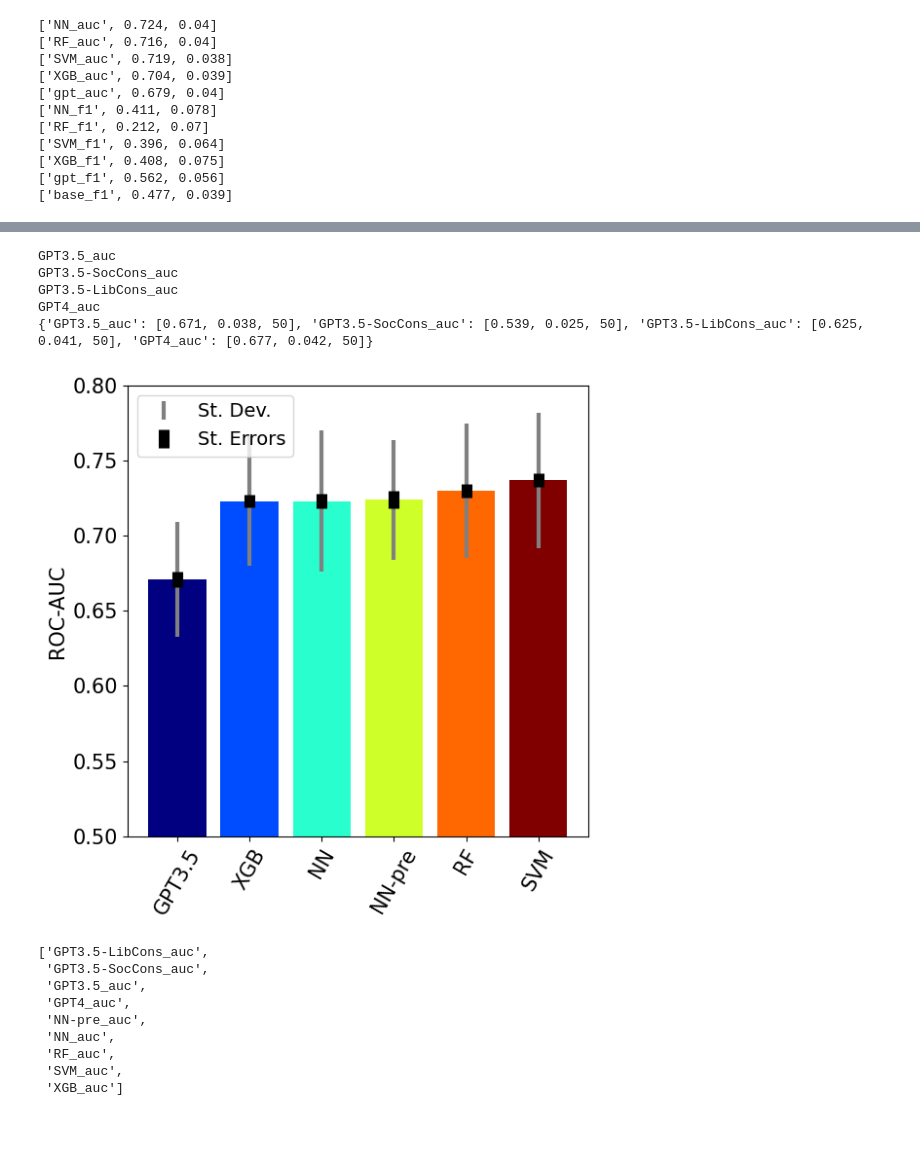
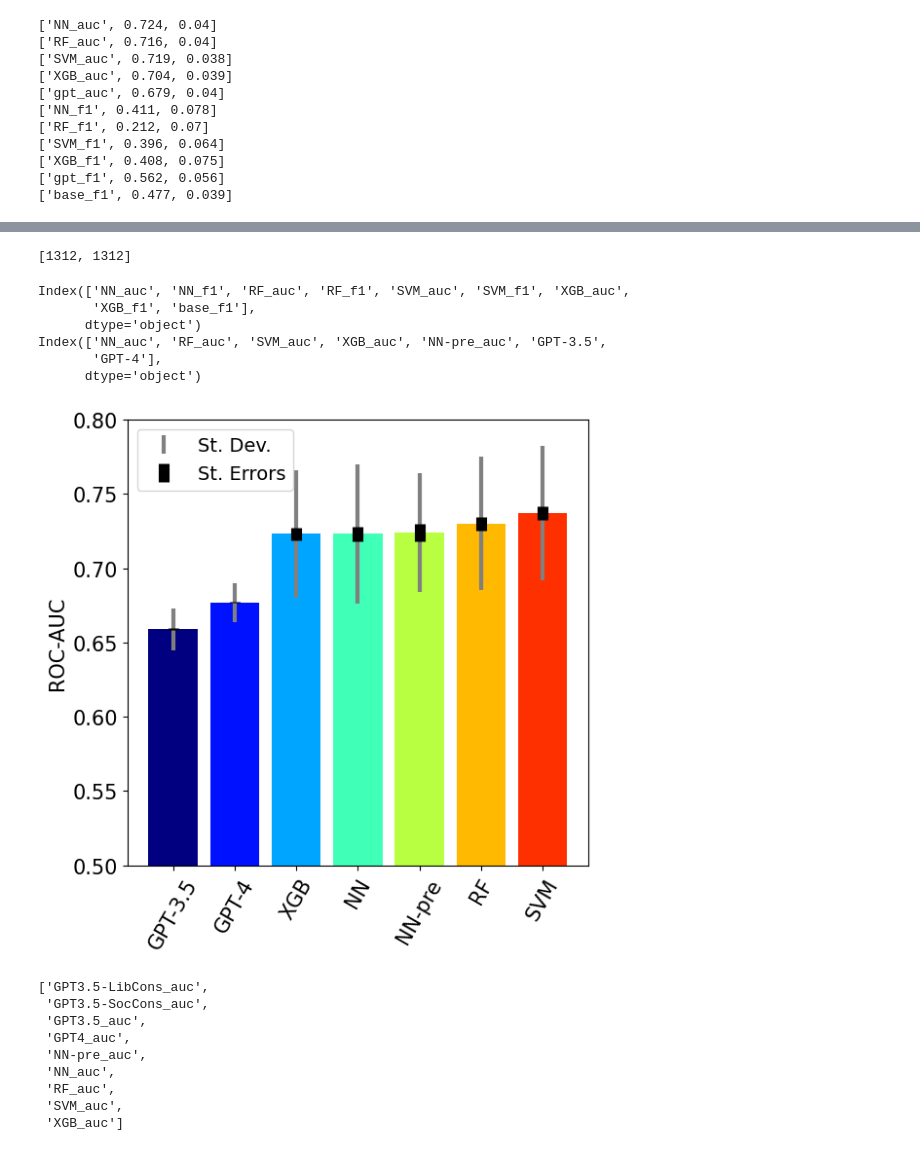
Before and after one commit to KeithBurghardt/Hazards, a Jupyter notebook: NegativelyBiasedCredulityPred.ipynb, the cells around one changed output, grey strips where cells are left out. Saved outputs shown, nothing was run; the diff lists cells and outputs as text; code cells hidden in the pictures.

```diff
--- a/NegativelyBiasedCredulityPred.ipynb
+++ b/NegativelyBiasedCredulityPred.ipynb
@@ -714,54 +751,69 @@ for col in metrics.columns:
+# %%
+tweet_gpt = pd.read_csv('tweet_responses.csv')
+tweet_gpt['gpt-3.5-turbo'] = [1 if 'yes' in res.lower() else 0 for res in tweet_gpt['gpt-3.5-turbo'].values]
+tweet_gpt['gpt-4'] = [1 if 'yes' in res.lower() else 0 for res in tweet_gpt['gpt-4'].values]
+gpt_results = pd.merge(GT_labels,tweet_gpt,left_on='old_text',right_on='text')
+print([len(GT_labels),len(gpt_results)])
+gpt_results = gpt_results[['hazard','gpt-3.5-turbo','gpt-4']]
+all_auc_gpt = {'GPT-3.5':[],'GPT-4':[]}
+for i in range(1000):
+  boot = gpt_results.sample(frac=1.0,replace=True)
+  auc_35 = roc_auc_score(boot['hazard'].values.round(),boot['gpt-3.5-turbo'].values)
+  all_auc_gpt['GPT-3.5'].append(auc_35)
+  auc_4 = roc_auc_score(boot['hazard'].values.round(),boot['gpt-4'].values)
+  all_auc_gpt['GPT-4'].append(auc_4)
+auc_gpt_summary = {}
+auc_gpt_summary['GPT-3.5']=[round(np.mean(all_auc_gpt['GPT-3.5']),3),round(np.std(all_auc_gpt['GPT-3.5']),3),1000]
+auc_gpt_summary['GPT-4']=[round(np.mean(all_auc_gpt['GPT-4']),3),round(np.std(all_auc_gpt['GPT-4']),3),1000]
+# %% [output]
+[1312, 1312]
 # %%
 
 matplotlib.rcParams.update({'font.size': 15})
 labelfonts = {'fontname':'Arial','fontsize':15}
-metrics = pd.read_csv('metrics_gpt_vs_gpt_s.csv')
+#metrics = pd.read_csv('metrics_gpt_vs_gpt_s.csv')
 aucs={}
-for col in metrics.columns:
-  if 'auc' in col:
-      key = col.replace('gpt','GPT').replace('_soc','-SocCons').replace('_lib','-LibCons')
-      if key=='GPT_auc':
-        key='GPT3.5_auc'
-      if 'Soc' in key:
-        key = 'GPT3.5-SocCons_auc'
-      if 'Lib' in key:
-        key = 'GPT3.5-LibCons_auc'
-      print(key)
-      aucs[key]=[round(metrics[col].values.mean(),3),round(metrics[col].values.std(),3),len(metrics[col])]
-print( aucs)
+
 metrics = pd.read_csv('metrics.csv')
+print(metrics.columns)
 for col in metrics.columns:
   if 'auc' in col:
       aucs[col]=[round(metrics[col].values.mean(),3),round(metrics[col].values.std(),3),len(metrics[col])]
 metrics = pd.read_csv('metrics_gpt.csv')
 for col in metrics.columns:
   if 'NN_auc' in col:
       aucs['NN-pre_auc']=[round(metrics[col].values.mean(),3),round(metrics[col].values.std(),3),len(metrics[col])]
+aucs['GPT-3.5'] = auc_gpt_summary['GPT-3.5']
+aucs['GPT-4'] = auc_gpt_summary['GPT-4']
 aucs = pd.DataFrame(aucs)
-bars = [aucs[c][0] for c in ['GPT3.5_auc','XGB_auc','NN_auc','NN-pre_auc']+sorted(aucs.columns)[6:-1]]#'GPT3.5-SocCons_auc','GPT3.5-LibCons_auc','GPT4_auc',
-stds = [aucs[c][1] for c in ['GPT3.5_auc','XGB_auc','NN_auc','NN-pre_auc']+sorted(aucs.columns)[6:-1]]
+print(aucs.columns)
+cols = ['GPT-3.5','GPT-4','XGB_auc','NN_auc','NN-pre_auc','RF_auc','SVM_auc']
+
+bars = [aucs[c][0] for c in cols]#'GPT3.5-SocCons_auc','GPT3.5-LibCons_auc','GPT4_auc',
+stds = [aucs[c][1] for c in cols]
 
 ax,fig = plt.subplots(1,1,figsize=(6,6))
-errors = [aucs[c][1]/np.sqrt(aucs[c][2]) for c in ['GPT3.5_auc','XGB_auc','NN_auc','NN-pre_auc']+sorted(aucs.columns)[6:-1]]# 'GPT3.5-SocCons_auc','GPT3.5-LibCons_auc','GPT4_auc',
+errors = [aucs[c][1]/np.sqrt(aucs[c][2]) for c in cols]# 'GPT3.5-SocCons_auc','GPT3.5-LibCons_auc','GPT4_auc',
 jet = plt.get_cmap('jet')
-plt.bar(list(range(len(aucs.columns)))[:-3],bars,color=[jet(i/(len(aucs.columns)-1-3)) for i in range(len(aucs.columns))])
-plt.errorbar(list(range(len(aucs.columns)))[:-3],bars,yerr=stds,color='gray',linestyle='',linewidth=3,label='St. Dev.')
+plt.bar(list(range(len(cols))),bars,color=[jet(i/(len(cols))) for i in range(len(aucs.columns))])
+plt.errorbar(list(range(len(cols))),bars,yerr=stds,color='gray',linestyle='',linewidth=3,label='St. Dev.')
 
-plt.errorbar(list(range(len(aucs.columns)))[:-3],bars,yerr=errors,color='k',linewidth=8,alpha=1,linestyle='',label='St. Errors')
-plt.xticks(list(range(len(aucs.columns)))[:-3],[c.split('_')[0] for c in ['GPT3.5_auc','XGB_auc','NN_auc','NN-pre_auc']+sorted(aucs.columns)[6:-1]],rotation=60)# 'GPT3.5-SocCons_auc','GPT3.5-LibCons_auc','GPT4_auc',
+plt.errorbar(list(range(len(cols))),bars,yerr=errors,color='k',linewidth=8,alpha=1,linestyle='',label='St. Errors')
+plt.xticks(list(range(len(cols))),[c.split('_')[0] for c in cols],rotation=60)# 'GPT3.5-SocCons_auc','GPT3.5-LibCons_auc','GPT4_auc',
 plt.ylabel('ROC-AUC')
 plt.legend(fontsize=14,loc='upper left')
 plt.ylim([0.5,0.8])
 plt.tight_layout()
 plt.savefig('AUC_comparisons.pdf')
 plt.show()
 # %% [output]
-GPT3.5_auc
-GPT3.5-SocCons_auc
-GPT3.5-LibCons_auc
-GPT4_auc
-{'GPT3.5_auc': [0.671, 0.038, 50], 'GPT3.5-SocCons_auc': [0.539, 0.025, 50], 'GPT3.5-LibCons_auc': [0.625, 0.041, 50], 'GPT4_auc': [0.677, 0.042, 50]}
+Index(['NN_auc', 'NN_f1', 'RF_auc', 'RF_f1', 'SVM_auc', 'SVM_f1', 'XGB_auc',
+       'XGB_f1', 'base_f1'],
+      dtype='object')
+Index(['NN_auc', 'RF_auc', 'SVM_auc', 'XGB_auc', 'NN-pre_auc', 'GPT-3.5',
+       'GPT-4'],
+      dtype='object')
-[figure, old version]
+[figure, new version]
 # %%
 sorted(aucs)
 # %% [output]
```
Also changed, not shown: parts of 17 cells of this notebook.
